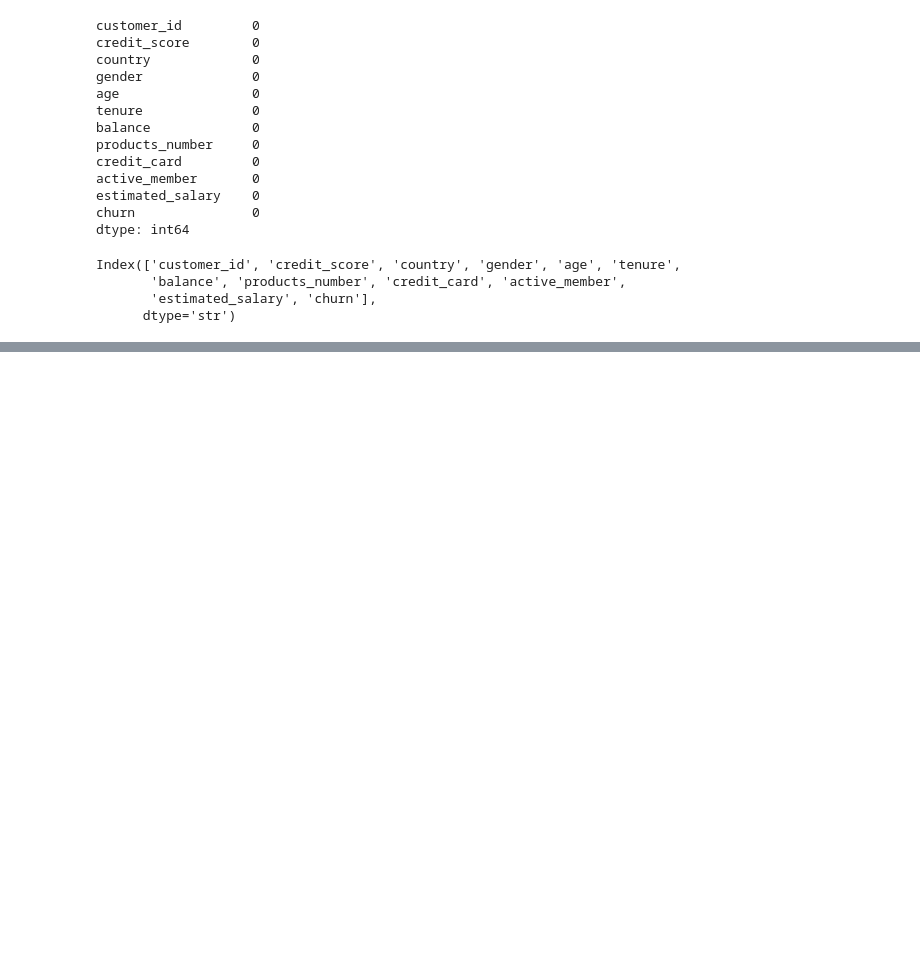
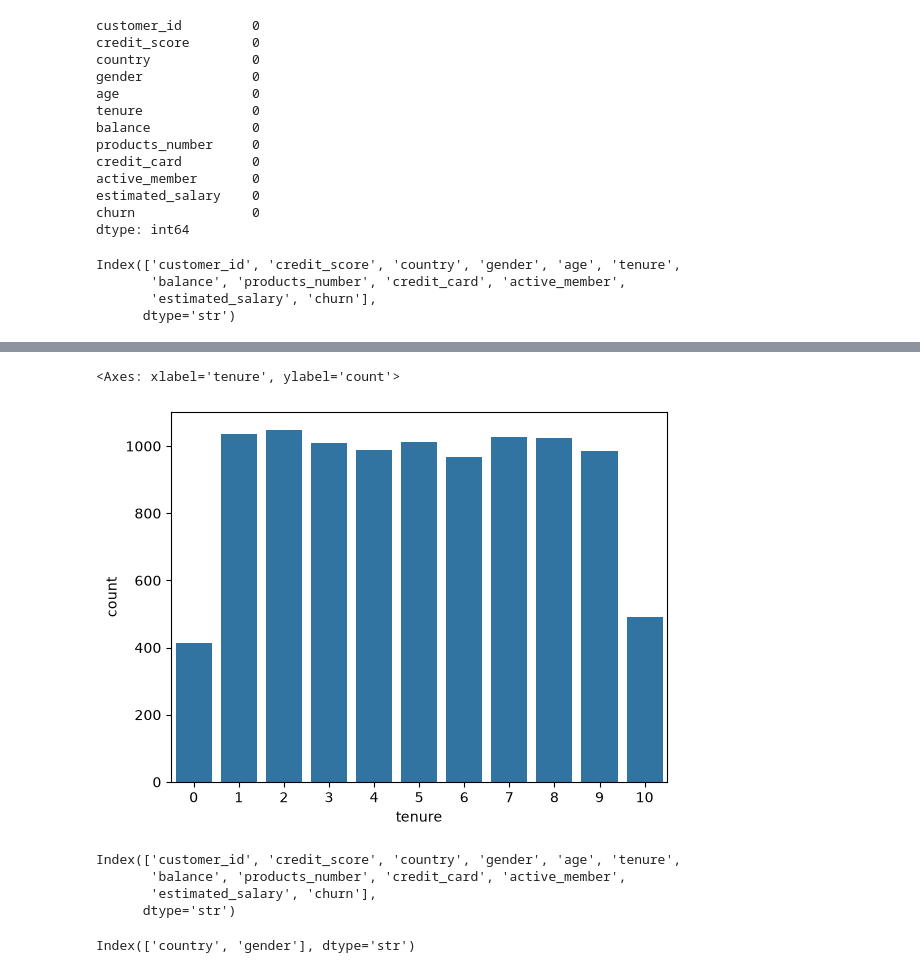
Before and after one commit to subhajit404/Bank-customer-churn-dataset-Prediction-, a Jupyter notebook: main.ipynb, the cells around one changed output, grey strips where cells are left out. Cells and saved outputs as stored; diff of their text form; code cells hidden in the pictures; blank space fills up the shorter version.

```diff
--- a/main.ipynb
+++ b/main.ipynb
@@ -32,0 +133,16 @@ Index(['customer_id', 'credit_score', 'country', 'gender', 'age', 'tenure',
+# %%
+sns.countplot(x=df['tenure'])
+# %% [output]
+<Axes: xlabel='tenure', ylabel='count'>
+[figure, added]
+# %%
+df.columns
+# %% [output]
+Index(['customer_id', 'credit_score', 'country', 'gender', 'age', 'tenure',
+       'balance', 'products_number', 'credit_card', 'active_member',
+       'estimated_salary', 'churn'],
+      dtype='str')
+# %%
+df.select_dtypes(include=['object']).columns
+# %% [output]
+Index(['country', 'gender'], dtype='str')
```
Also changed, not shown: parts of 11 cells of this notebook.
